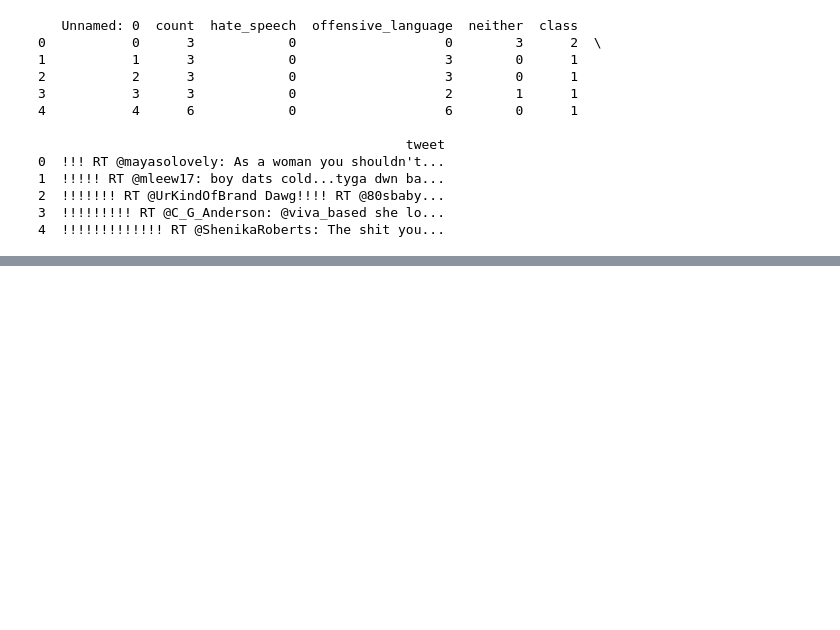
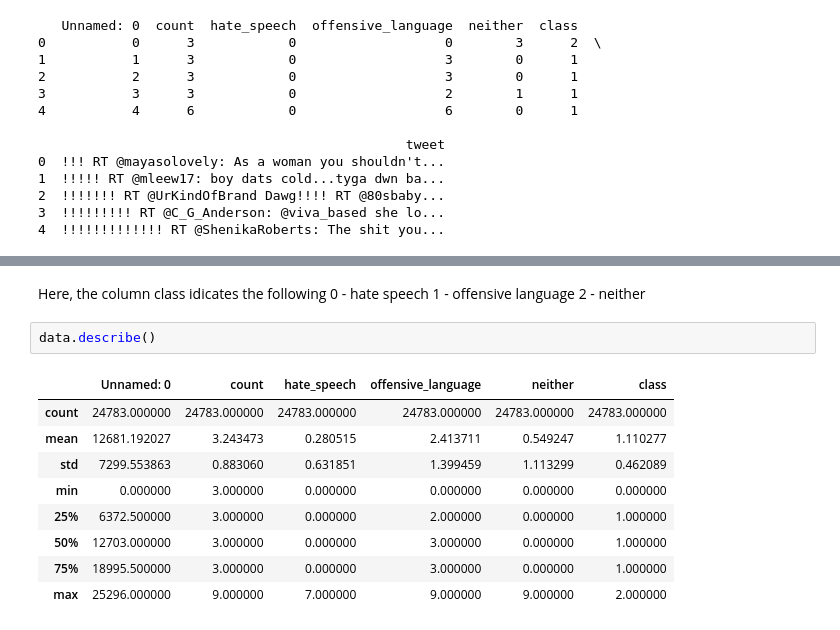
Before and after one commit to StephBarwick/P000456CSITCP, a Jupyter notebook: model.ipynb, the cells around one changed output, grey strips where cells are left out. Drawn from its saved outputs; the diff is of its cells as text; blank space fills up the shorter version.

```diff
--- a/model.ipynb
+++ b/model.ipynb
@@ -40,0 +54,17 @@ print(data.head())
+# %% [markdown]
+Here, the column class idicates the following </br>
+0 - hate speech </br>
+1 - offensive language </br>
+2 - neither
+# %%
+data.describe()
+# %% [output]
+|  | Unnamed: 0 | count | hate_speech | offensive_language | neither | class |
+| count | 24783.000000 | 24783.000000 | 24783.000000 | 24783.000000 | 24783.000000 | 24783.000000 |
+| mean | 12681.192027 | 3.243473 | 0.280515 | 2.413711 | 0.549247 | 1.110277 |
+| std | 7299.553863 | 0.883060 | 0.631851 | 1.399459 | 1.113299 | 0.462089 |
+| min | 0.000000 | 3.000000 | 0.000000 | 0.000000 | 0.000000 | 0.000000 |
+| 25% | 6372.500000 | 3.000000 | 0.000000 | 2.000000 | 0.000000 | 1.000000 |
+| 50% | 12703.000000 | 3.000000 | 0.000000 | 3.000000 | 0.000000 | 1.000000 |
+| 75% | 18995.500000 | 3.000000 | 0.000000 | 3.000000 | 0.000000 | 1.000000 |
+| max | 25296.000000 | 9.000000 | 7.000000 | 9.000000 | 9.000000 | 2.000000 |
```
Also changed, not shown: parts of 22 cells of this notebook.
